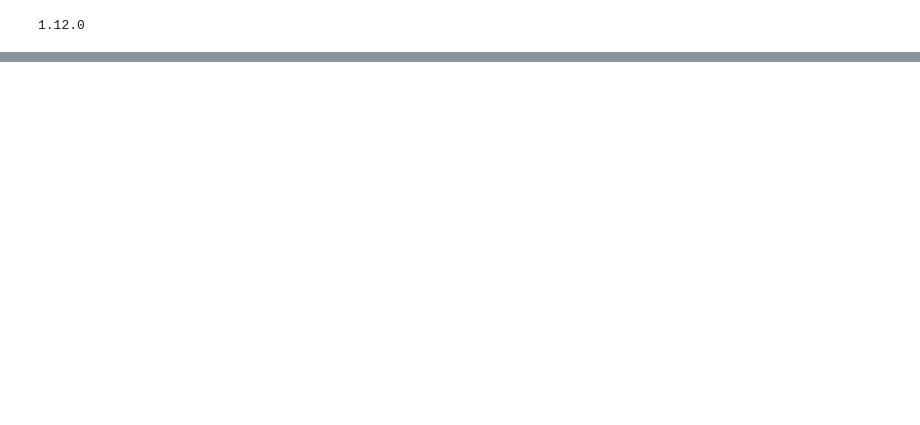
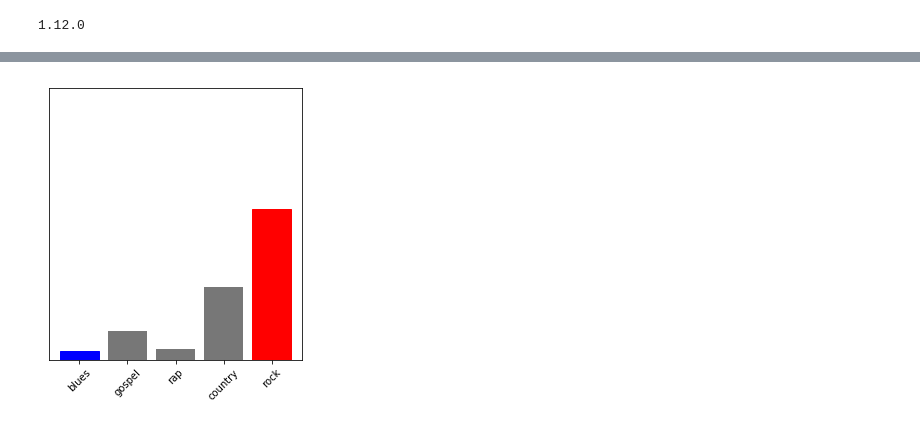
Before and after one commit to JSGandora/lyrics_scraper, a Jupyter notebook: train_model.ipynb, the cells around one changed output, grey strips where cells are left out. Saved outputs shown, nothing was run; the diff lists cells and outputs as text; code cells hidden in the pictures; blank space fills up the shorter version.

```diff
--- a/train_model.ipynb
+++ b/train_model.ipynb
@@ -22,7 +23,7 @@ NON_SPARSE_FEATS = ['n_wrds', 'avg_wrd_len',
        'vocab_size', 'edge_density',
        'edge_density_weighted', 'edge_weight_var', 'degree_var',
        'degree_var_weighted', 'degree_avg', 'degree_avg_weighted',
-       'comp_size_avg']
+       'comp_size_avg', 'lz_comp_ratio']
 
 SPARSE_FEATS = ['word2vec_avg', 'topk']
 
@@ -105,7 +106,9 @@ Y_train = Y_train[idx]
 inputs = tf.keras.Input(shape=(DIM,))  # Returns a placeholder tensor
 
 # A layer instance is callable on a tensor, and returns a tensor.
-x = keras.layers.Dense(200, activation=tf.nn.relu)(inputs)
+# x = keras.layers.Dense(200, activation=tf.nn.relu)(inputs)
+x = inputs # For single layer neural network
+
 predictions = keras.layers.Dense(5, activation=tf.nn.softmax)(x)
 model = tf.keras.Model(inputs=inputs, outputs=predictions)
 model.compile(optimizer=tf.train.AdamOptimizer(),
@@ -138,21 +185,23 @@ Y_pred = np.argmax(Y_hat, axis=1)
 # %%
 def plot_value_array(i, predictions_array, true_label):
     predictions_array, true_label = predictions_array[i], true_label[i]
     plt.grid(False)
     plt.xticks([])
     plt.yticks([])
     thisplot = plt.bar(range(5), predictions_array, color="#777777")
     plt.ylim([0, 1])
     predicted_label = np.argmax(predictions_array)
 
     thisplot[predicted_label].set_color('red')
     thisplot[true_label].set_color('blue')
 
-i = 4
+i = 500
 plt.figure(figsize=(10,5))
 plt.subplot(1,2,1)
 plot_value_array(i, Y_hat,  Y)
 _ = plt.xticks(range(5), GENRE_NAMES, rotation=45)
+# %% [output]
+[figure, added]
 # %%
 ### DISPLAY PERFORMANCE STATISTICS
 
```
Also changed, not shown: parts of 8 cells of this notebook, 1 other file.
